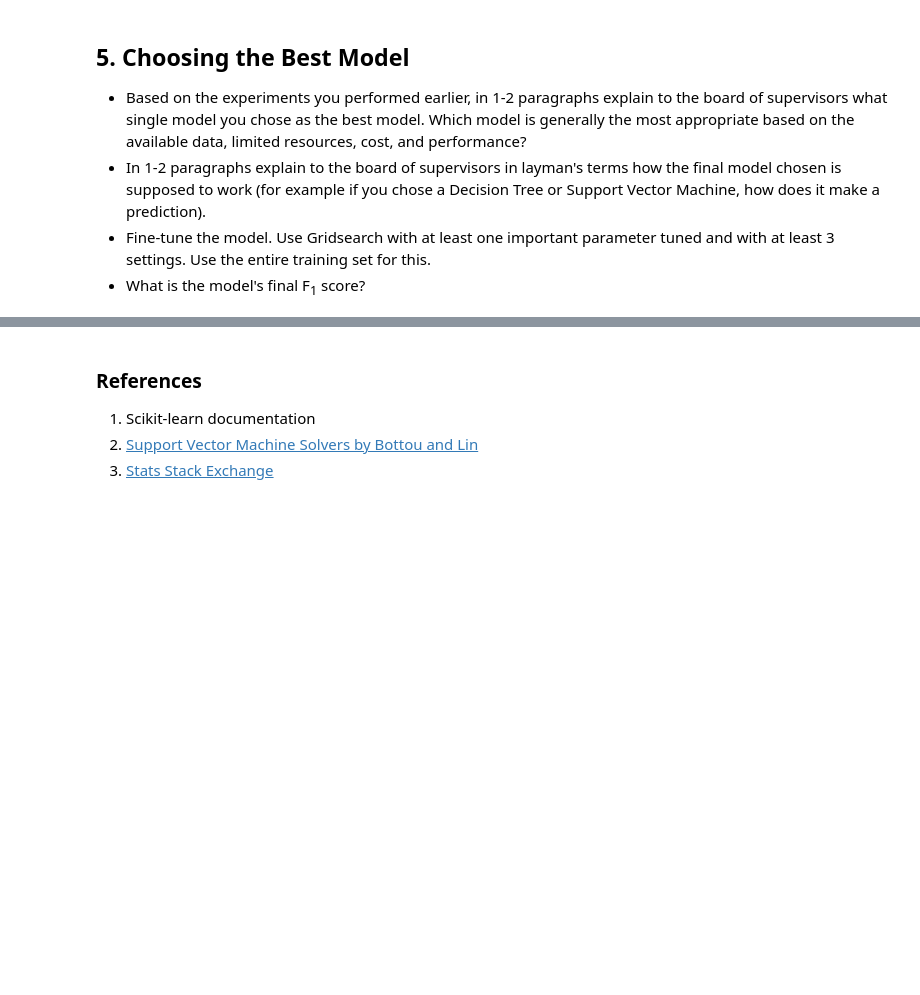
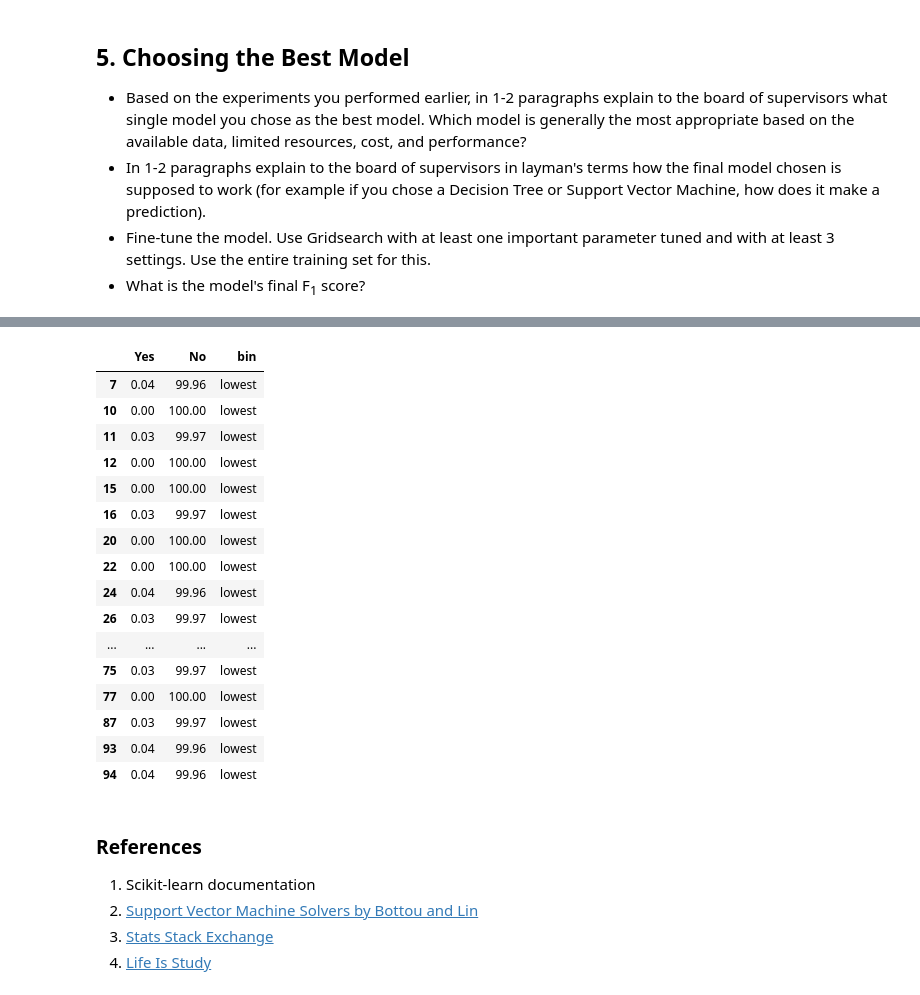
Before and after one commit to baumanab/Udacity_MachineLearningEngineer_ND, a Jupyter notebook: projects/student_intervention/student_intervention.ipynb, the cells around one changed output, grey strips where cells are left out. Cells and saved outputs as stored; diff of their text form; code cells hidden in the pictures; blank space fills up the shorter version.

```diff
--- a/projects/student_intervention/student_intervention.ipynb
+++ b/projects/student_intervention/student_intervention.ipynb
@@ -1024,3 +1173,0 @@ log_probs_df.head(5)
-# %%
-probs = np.round(best_aclf.predict_proba(X_chi2_test) * 100, decimals=2)
-probs_df= pd.DataFrame(probs, columns= ['Yes', 'No'])
@@ -1094,6 +1186,61 @@ plt.show()
+# %%
+test= student_pass_probs(best_aclf, X_chi2_test)
+# %%
+def return_at_risk_students(dataframe, cut_level= 'quartiles', threshold= 60 ):
+
+    """
+    Function accpets a dataframe, a cut level (quartiles are default but deciles,
+    can also be specified) and a threshold value (as a percent), and returns 2 dataframes.
+    The first dataframe is grouped by quantiles, the other is all the students and
+    probabiilities where the probability of passing is at or below the threshold value.
+    """
+    if cut_level== 'quartiles':
+        cut= 4
+        label_list= ['lowest', 'low', 'mid', 'high']
+    elif cut_level == 'deciles':
+        cut == 10
+        label_list= [str(num) for num in range(1,11)]
+
+    dataframe['bin']= pd.qcut(dataframe.Yes, cut, labels= label_list)
+
+    threshold_df= dataframe[dataframe.Yes <= threshold].sort_values(by= 'Yes')
+
+    df_list= []
+    for index, label in enumerate(label_list):
+
+        df_index= dataframe[dataframe['bin'] == label]
+        df_list.append(df_index)
+
+
+    return_tuple= (threshold_df, dataframe) + tuple(df_list)
+
+    return(return_tuple)
+# %%
+test_1, test_2, lowest, low, mid, high = return_at_risk_students(test)
+# %%
+lowest
+# %% [output]
+|  | Yes | No | bin |
+| 7 | 0.04 | 99.96 | lowest |
+| 10 | 0.00 | 100.00 | lowest |
+| 11 | 0.03 | 99.97 | lowest |
+| 12 | 0.00 | 100.00 | lowest |
+| 15 | 0.00 | 100.00 | lowest |
+| 16 | 0.03 | 99.97 | lowest |
+| 20 | 0.00 | 100.00 | lowest |
+| 22 | 0.00 | 100.00 | lowest |
+| 24 | 0.04 | 99.96 | lowest |
+| 26 | 0.03 | 99.97 | lowest |
+| ... | ... | ... | ... |
+| 75 | 0.03 | 99.97 | lowest |
+| 77 | 0.00 | 100.00 | lowest |
+| 87 | 0.03 | 99.97 | lowest |
+| 93 | 0.04 | 99.96 | lowest |
+| 94 | 0.04 | 99.96 | lowest |
 # %% [markdown]
 ### References
 
 1. Scikit-learn documentation
 2. [ Support Vector Machine Solvers by Bottou and Lin](http://140.112.30.28/~cjlin/papers/bottou_lin.pdf)
 3. [Stats Stack Exchange](http://stats.stackexchange.com/questions/96995/machine-learning-classifiers-big-o-or-complexity)
+4. [Life Is Study](http://hamelg.blogspot.com/2015/11/python-for-data-analysis-part-23-point.html)
```
Also changed, not shown: parts of 80 cells of this notebook.
